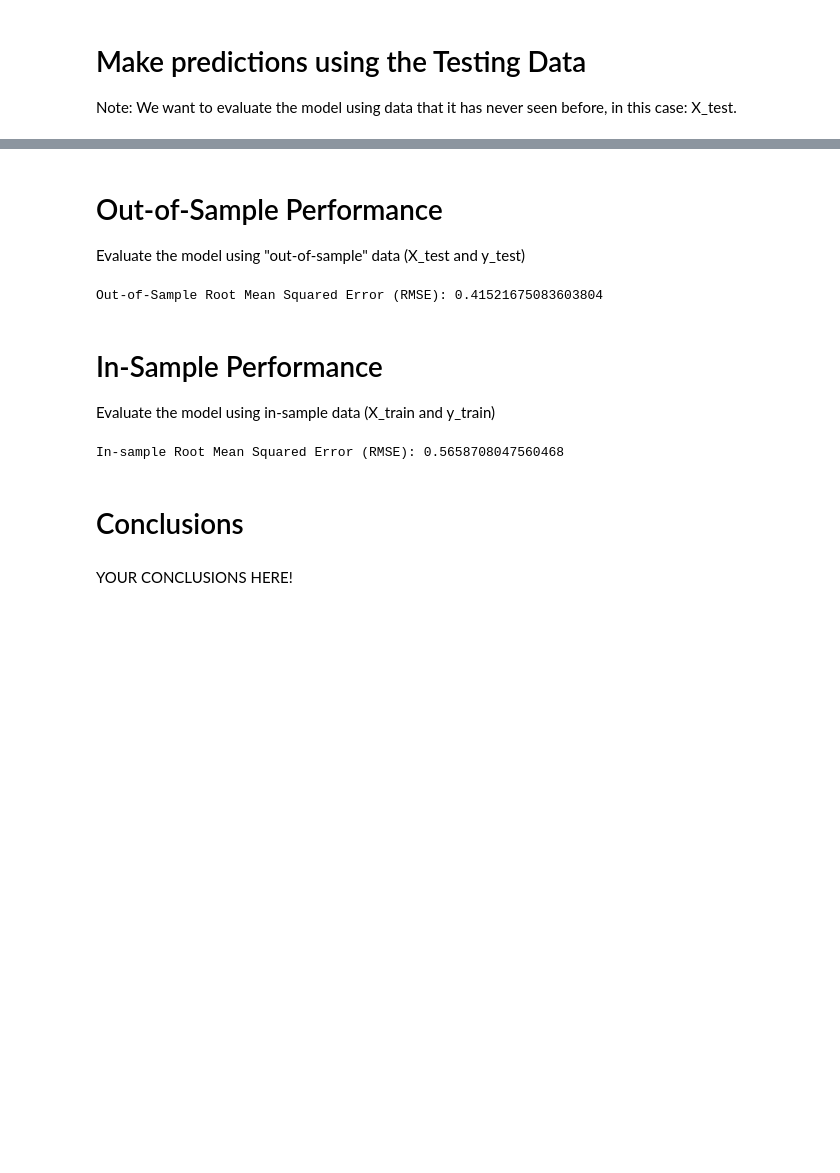
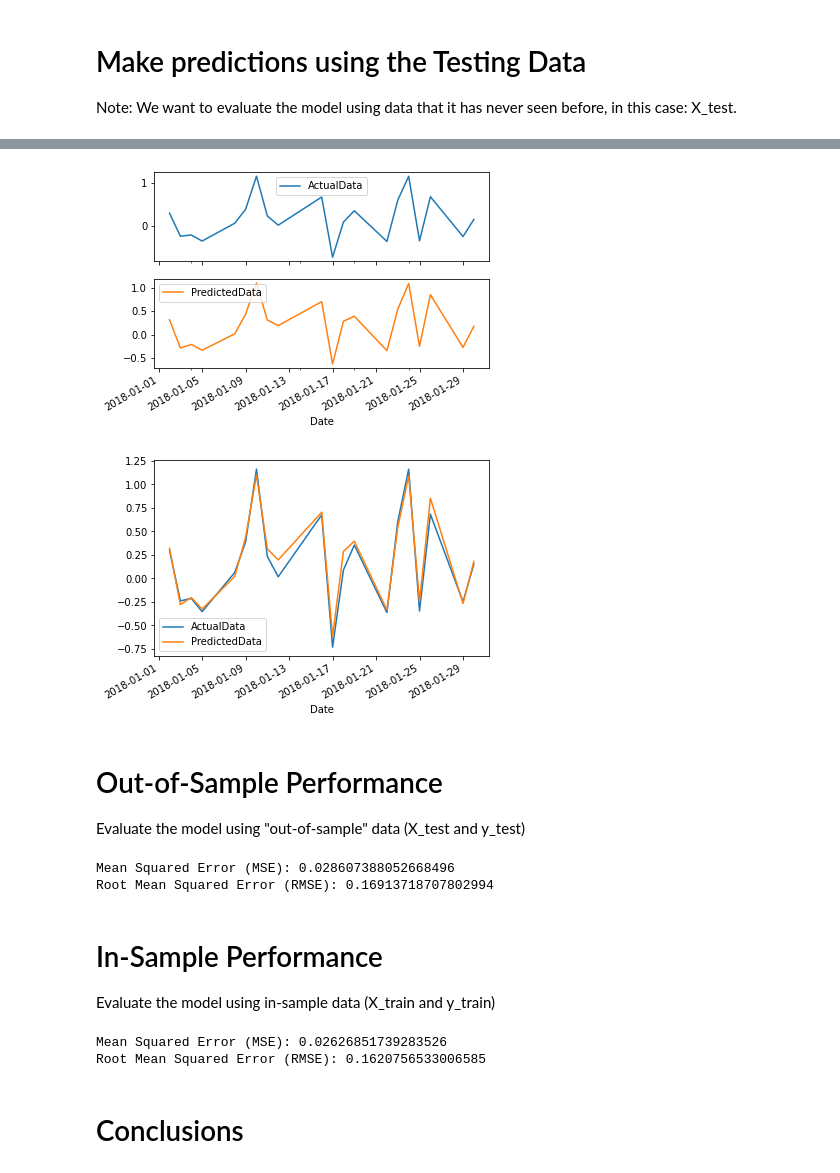
Before and after one commit to drg-developer-2-GWFinTech-Homeworks/homework-time-series, a Jupyter notebook: regression_analysis.ipynb, the cells around one changed output, grey strips where cells are left out. Cells and saved outputs as stored; diff of their text form; code cells hidden in the pictures; blank space fills up the shorter version.

Commit message:
Trying to format using panels...

```diff
--- a/regression_analysis.ipynb
+++ b/regression_analysis.ipynb
@@ -91,6 +97,11 @@ test = yen_futures['2018':]
 # Create four dataframes:
 # X_train (training set using just the independent variables), X_test (test set of of just the independent variables)
 # Y_train (training set using just the "y" variable, i.e., "Futures Return"), Y_test (test set of just the "y" variable):
+X_train = train.drop(columns=["Returns"])
+Y_train = train.Returns.to_frame()
+
+X_test = test.drop(columns=["Returns"])
+Y_test = test.Returns.to_frame()
 # %%
 X_train
 # %% [output]
@@ -102,5 +126,6 @@ NameError: name 'X_train' is not defined
 from sklearn.linear_model import LinearRegression
 
 # Fit a SKLearn linear regression using just the training set (X_train, Y_train):
-# YOUR CODE HERE!
+model = LinearRegression()
+model.fit(X_train, Y_train)
 # %% [output]
@@ -111,7 +136,8 @@ LinearRegression(copy_X=True, fit_intercept=True, n_jobs=None, normalize=False)
 Note: We want to evaluate the model using data that it has never seen before, in this case: X_test.
 # %%
 # Make a prediction of "y" values using just the test dataset
-# YOUR CODE HERE!
+predictions = pd.DataFrame(model.predict(X_test), index=X_test.index)
 # %%
 # Assemble actual y data (Y_test) with predicted y data (from just above) into two columns in a dataframe:
-# YOUR CODE HERE!
+predicted_comparison = pd.concat([Y_test, predictions], axis="columns", join="inner")
+predicted_comparison.columns=[ "ActualData", "PredictedData" ]
@@ -125,0 +144,10 @@ array([<matplotlib.axes._subplots.AxesSubplot object at 0x...>,
+# %%
+# Plot the first 20 predictions vs the true values
+import panel as pn
+pn.extension()
+pn.Tabs(
+    ("abc", predicted_comparison[:20].plot(subplots=True) ),
+    ("abc2", predicted_comparison[:20].plot(subplots=False) ),
+    # ("", pn.panel(print(predicted_comparison[:20].head(20))) )
+)
+# %% [output]
@@ -126,35 +157,46 @@ array([<matplotlib.axes._subplots.AxesSubplot object at 0x...>,
+[figure, added]
+[figure, added]
 # %% [markdown]
 # Out-of-Sample Performance
 
 Evaluate the model using "out-of-sample" data (X_test and y_test)
 # %%
 from sklearn.metrics import mean_squared_error
+
 # Calculate the mean_squared_error (MSE) on actual versus predicted test "y"
-# YOUR CODE HERE!
+mse_out = mean_squared_error(Y_test, predictions)
 
 # Using that mean-squared-error, calculate the root-mean-squared error (RMSE):
-# YOUR CODE HERE!
+rmse_out = np.sqrt(mse_out)
+
+# Print
+print(f"Mean Squared Error (MSE): {mse_out}")
+print(f"Root Mean Squared Error (RMSE): {rmse_out}")
 # %% [output]
-Out-of-Sample Root Mean Squared Error (RMSE): 0.41521675083603804
+Mean Squared Error (MSE): 0.028607388052668496
+Root Mean Squared Error (RMSE): 0.16913718707802994
 # %% [markdown]
 # In-Sample Performance
 
 Evaluate the model using in-sample data (X_train and y_train)
 # %%
 # Construct a dataframe using just the "y" training data:
-# YOUR CODE HERE!
+in_sample_data = pd.DataFrame({"TrainingData": Y_train.Returns})
 
 # Add a column of "in-sample" predictions to that dataframe:
-# YOUR CODE HERE!
+in_sample_data["InSamplePredictions"] = model.predict(X_train)
 
 # Calculate in-sample mean_squared_error (for comparison to out-of-sample)
-# YOUR CODE HERE!
+mse_in = mean_squared_error(Y_train, in_sample_data.InSamplePredictions)
 
 # Calculate in-sample root mean_squared_error (for comparison to out-of-sample)
-# YOUR CODE HERE!
+rmse_in = np.sqrt(mse_in)
+
+# Print
+print(f"Mean Squared Error (MSE): {mse_in}")
+print(f"Root Mean Squared Error (RMSE): {rmse_in}")
 # %% [output]
-In-sample Root Mean Squared Error (RMSE): 0.5658708047560468
+Mean Squared Error (MSE): 0.02626851739283526
+Root Mean Squared Error (RMSE): 0.1620756533006585
 # %% [markdown]
 # Conclusions
-# %% [markdown]
-YOUR CONCLUSIONS HERE!
```
Also changed, not shown: parts of 8 cells of this notebook.
